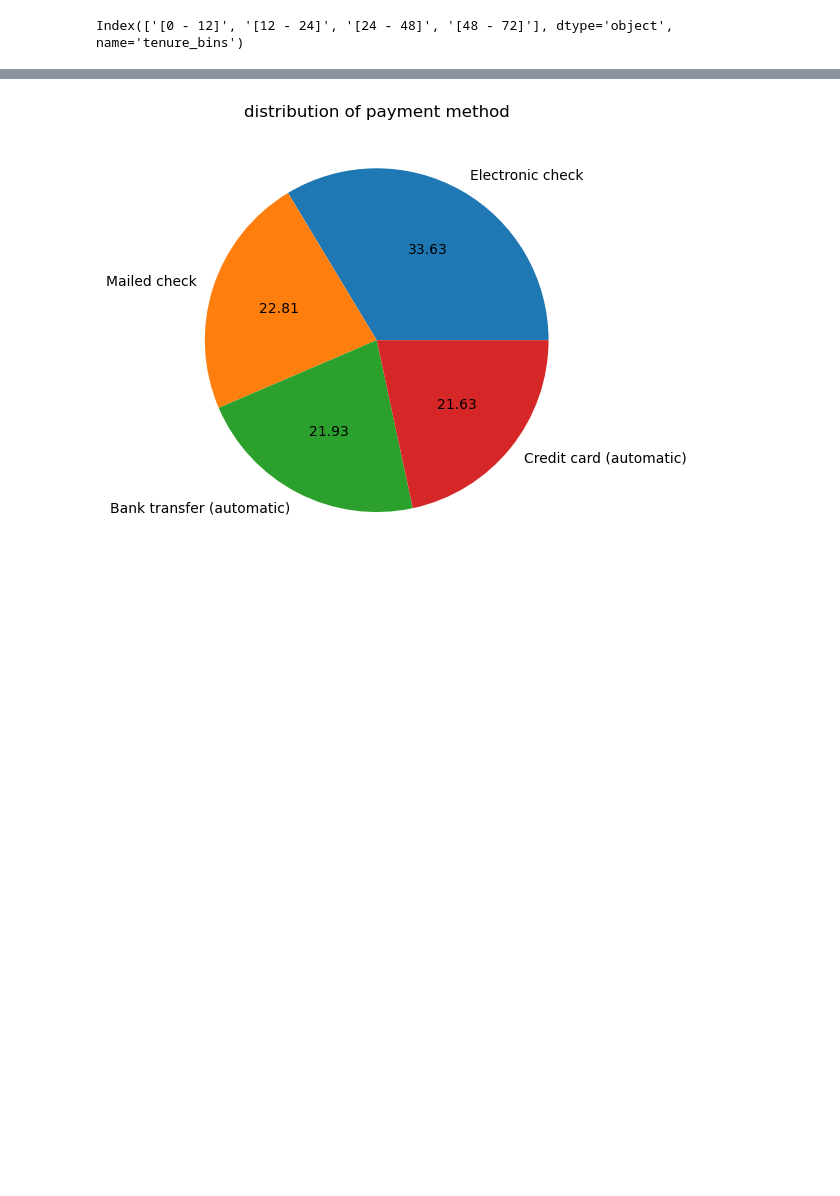
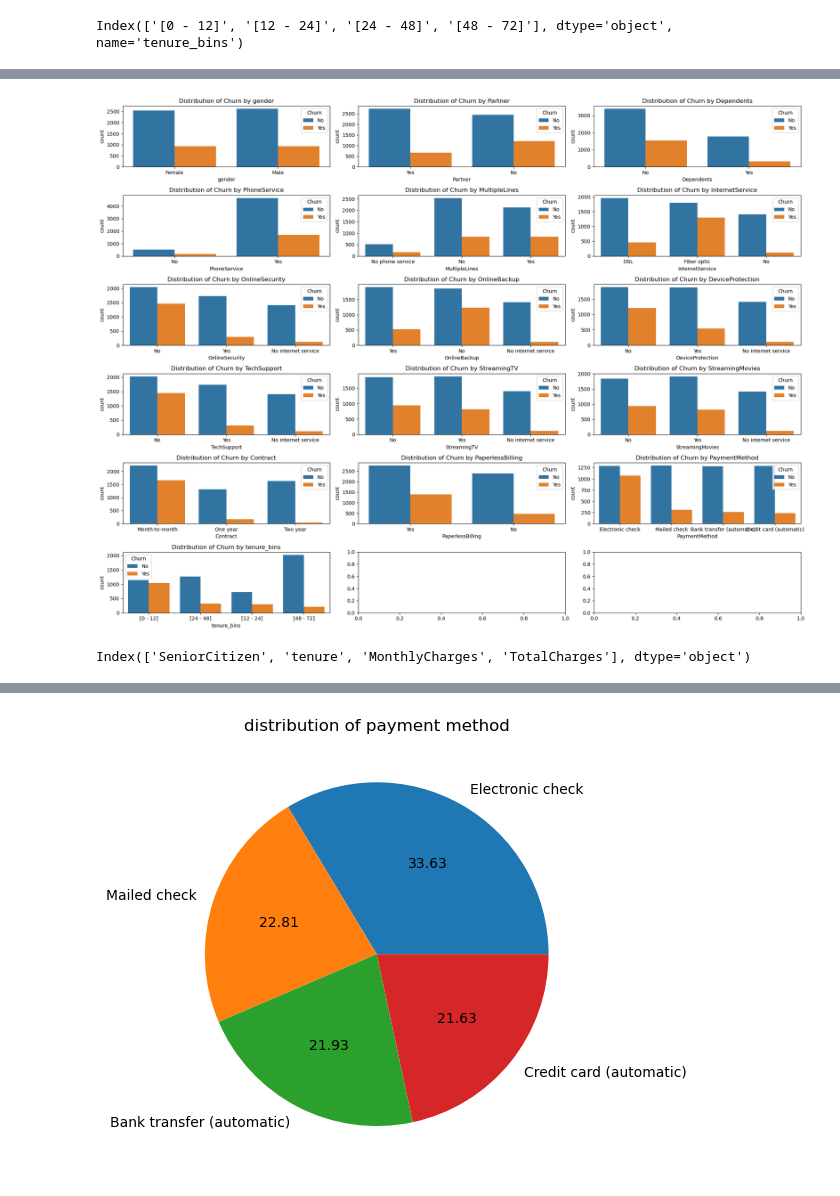
Before and after one commit to kevinyegon1/telco_churn_analysis, a Jupyter notebook: EDA/telco churn EDA.ipynb, the cells around one changed output, grey strips where cells are left out. Drawn from its saved outputs; the diff is of its cells as text; code cells hidden in the pictures; blank space fills up the shorter version.

```diff
--- a/EDA/telco churn EDA.ipynb
+++ b/EDA/telco churn EDA.ipynb
@@ -91,0 +159,22 @@ Index(['[0 - 12]', '[12 - 24]', '[24 - 48]', '[48 - 72]'], dtype='object', name=
+# %%
+# bivariate analysis
+# how categoric columns impact the targer 'Churn'
+fig, ax=plt.subplots(6,3, figsize=(20,15))
+ax = ax.flatten()
+
+for i, col in enumerate(cat_col):
+    sns.countplot(data=churn, x=col, hue=churn['Churn'], ax=ax[i])
+    ax[i].set_title(f'Distribution of Churn by {col}')
+    ax[i]
+
+plt.tight_layout()
+plt.savefig('Distribution of Churn by Categoric Columns.png')
+plt.show()
+# %% [output]
+[figure, added]
+# %%
+# distribution of numeric features
+X = X.drop(columns='count')
+X.select_dtypes(include=['float64','int64']).columns
+# %% [output]
+Index(['SeniorCitizen', 'tenure', 'MonthlyCharges', 'TotalCharges'], dtype='object')
```
Also changed, not shown: parts of 18 cells of this notebook, 14 other files.
